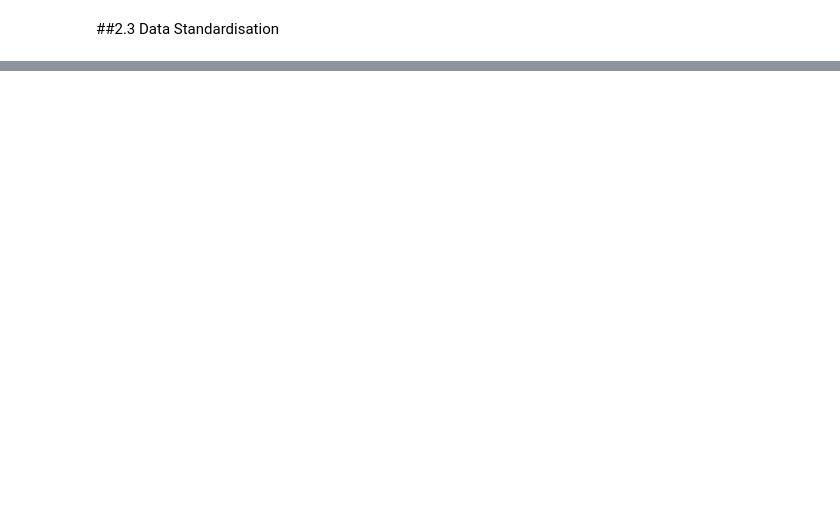
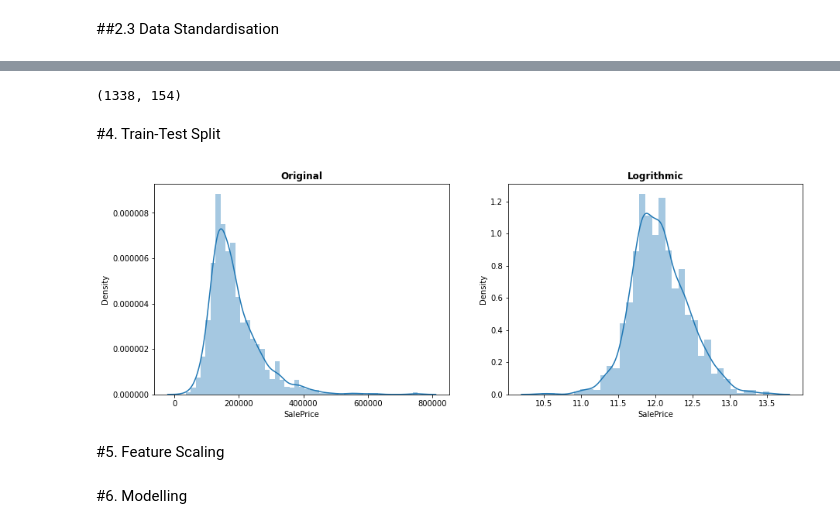
Before and after one commit to GaikwadChinmay/Surprise-Inc-Housing-Price-Prediction, a Jupyter notebook: Surprise_Housing_Pricing.ipynb, the cells around one changed output, grey strips where cells are left out. Cells and saved outputs as stored; diff of their text form; code cells hidden in the pictures; blank space fills up the shorter version.

```diff
--- a/Surprise_Housing_Pricing.ipynb
+++ b/Surprise_Housing_Pricing.ipynb
@@ -285,0 +274,8 @@ AttributeError: 'float' object has no attribute 'shape'
+# %%
+#Calculating the age of property
+df['age_prop'] = df['YrSold'] - df['YearBuilt']
+# %%
+#Dropping the columns with skewed data or with low variance
+drop_cols = ['Id','Street','Utilities','Condition2','RoofMatl','Heating','Functional',
+             'YrSold','YearBuilt','3SsnPorch', 'ScreenPorch', 'PoolArea', 'MiscVal' ,'LandSlope', 'LandContour', 'CentralAir', 'LowQualFinSF', 'BsmtHalfBath', 'KitchenAbvGr', 'PavedDrive', 'SaleType', 'SaleCondition']
+df.drop(drop_cols, axis=1, inplace=True)
@@ -285,0 +297,6 @@ AttributeError: 'float' object has no attribute 'shape'
+# %%
+train_df.shape
+# %% [output]
+(1338, 154)
+# %% [markdown]
+#4. Train-Test Split
@@ -285,0 +305,15 @@ AttributeError: 'float' object has no attribute 'shape'
+# %%
+# Target variable data analysis
+plt.figure(figsize=(15, 5))
+
+plt.subplot(1, 2, 1)
+sns.distplot(df['SalePrice']).ticklabel_format(useOffset=False, style='plain')
+plt.title("Original", weight='bold')
+
+plt.subplot(1, 2, 2)
+sns.distplot(np.log(df['SalePrice']))
+plt.title("Logrithmic", weight='bold')
+
+plt.show()
+# %% [output]
+[figure, added]
@@ -285,0 +327,2 @@ AttributeError: 'float' object has no attribute 'shape'
+# %% [markdown]
+#5. Feature Scaling
@@ -285,0 +335,2 @@ AttributeError: 'float' object has no attribute 'shape'
+# %% [markdown]
+#6. Modelling
```
Also changed, not shown: parts of 45 cells of this notebook.
